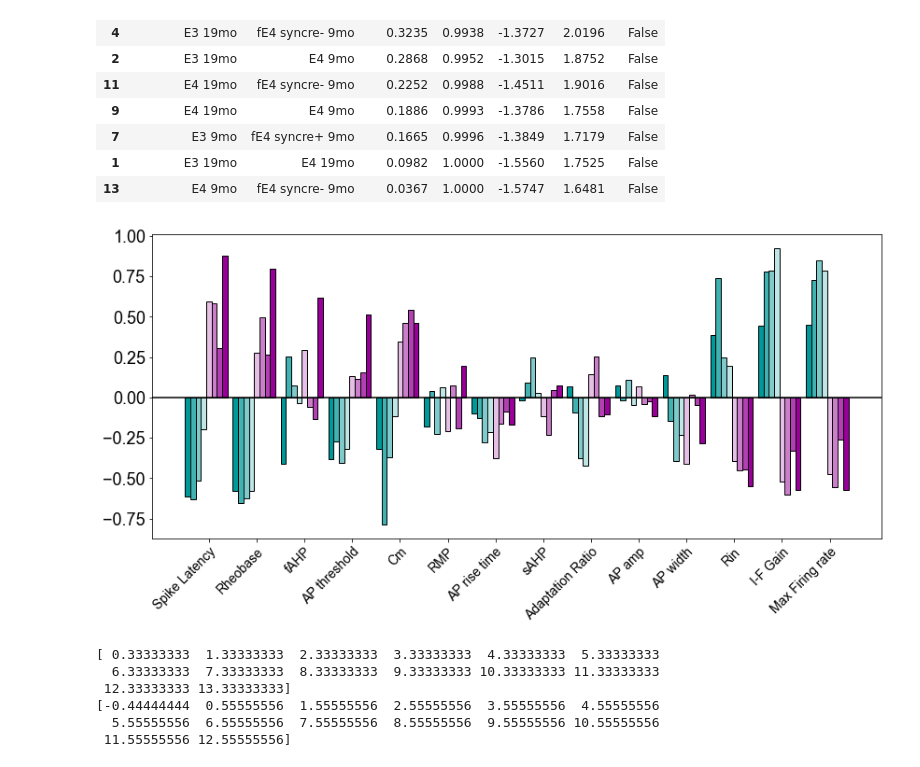
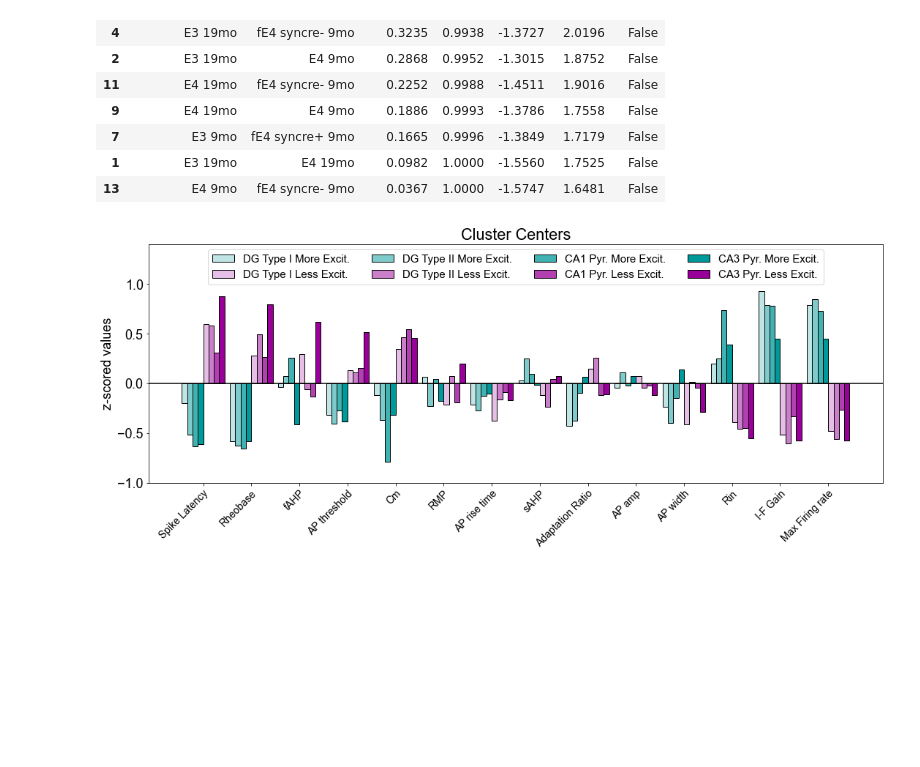
Before and after one commit to dtabuena/ApoE_Data_Clustering, a Jupyter notebook: 2022_12_05_Clustering.ipynb, the cells around one changed output. Saved outputs shown, nothing was run; the diff lists cells and outputs as text; code cells hidden in the pictures; blank space fills up the shorter version.

```diff
--- a/2022_12_05_Clustering.ipynb
+++ b/2022_12_05_Clustering.ipynb
@@ -721,48 +721,48 @@ random_state 43
 | 13 | E4 9mo | fE4 syncre- 9mo | 0.0367 | 1.0000 | -1.5747 | 1.6481 | False |
 # %%
 num_types = len(multipack)
-fig, ax = plt.subplots(1,1,figsize=(14,6))
+fig, ax = plt.subplots(1,1,figsize=np.array([18,6])*1)
 cmap = plt.cm.cool(np.linspace(0,1,2))*np.array([0.6]*3+[1])
 dark_cool = mpl.colors.ListedColormap(cmap)
 cent_ord =  multipack['CA3 Pyr.']['new_cent_order']
 features =  np.array(multipack[ci_type]['features'])
 
 for ci in range(num_types):
     ci_type = list(multipack.keys())[ci]
 
 
     centers = multipack[ci_type]['centers']
 
     bar_wid = 1/(num_types*2+1)
     x = np.arange(len(features))
 
     m_color = cmap[0,:]*[1,1,1,(ci+1)/4]
     m_ys = centers[:,0]
     m_label = ci_type + ' More Excit.'
-    m_x =  x - (ci+1)*bar_wid
+    m_x =  x + (ci+1)*bar_wid - 0.5
     ax.bar(m_x,m_ys[cent_ord],color=m_color,edgecolor='k',width=bar_wid,label=m_label)
 
     l_color = cmap[1,:]*[1,1,1,(ci+1)/4]
     l_ys = centers[:,1]
     l_label = ci_type + ' Less Excit.'
-    l_x =  x + (ci+1)*bar_wid - bar_wid
+    l_x =  m_x+(num_types)*bar_wid
     ax.bar(l_x,l_ys[cent_ord],color=l_color,edgecolor='k',width=bar_wid,label=l_label)
 
-
 ax.set_xticks(x)
+ax.set_ylim(bottom=-1, top=1.4)
 ax.set_xticklabels(features[cent_ord],rotation=45,ha='right', rotation_mode='anchor',fontsize=14)
 ax.axhline(0,color='k')
+# ax.axvline(0,color='k')
+ax.set_ylabel('z-scored'+' '+'values')
+ax.title.set_text('Cluster Centers')
+handles, bar_labels = plt.gca().get_legend_handles_labels()
+order = np.arange(8)
+# order = np.append(np.arange(num_types)*2,np.arange(num_types)*2-1)
+ax.legend([handles[i] for i in order],[bar_labels[i] for i in order],ncol=4,fontsize = 'small',loc='upper center') ## ,bbox_to_anchor=(1, 0), loc='upper center'
+# plt.tight_layout()
 plt.show()
-print(l_x)
-print(m_x)
 # %% [output]
-[figure, old version]
+[figure, new version]
-[ 0.33333333  1.33333333  2.33333333  3.33333333  4.33333333  5.33333333
-  6.33333333  7.33333333  8.33333333  9.33333333 10.33333333 11.33333333
- 12.33333333 13.33333333]
-[-0.44444444  0.55555556  1.55555556  2.55555556  3.55555556  4.55555556
-  5.55555556  6.55555556  7.55555556  8.55555556  9.55555556 10.55555556
- 11.55555556 12.55555556]
 # %%
 alpha_1 = .05
 alpha_2 = .65
```
Also changed, not shown: parts of 1 cell of this notebook.
